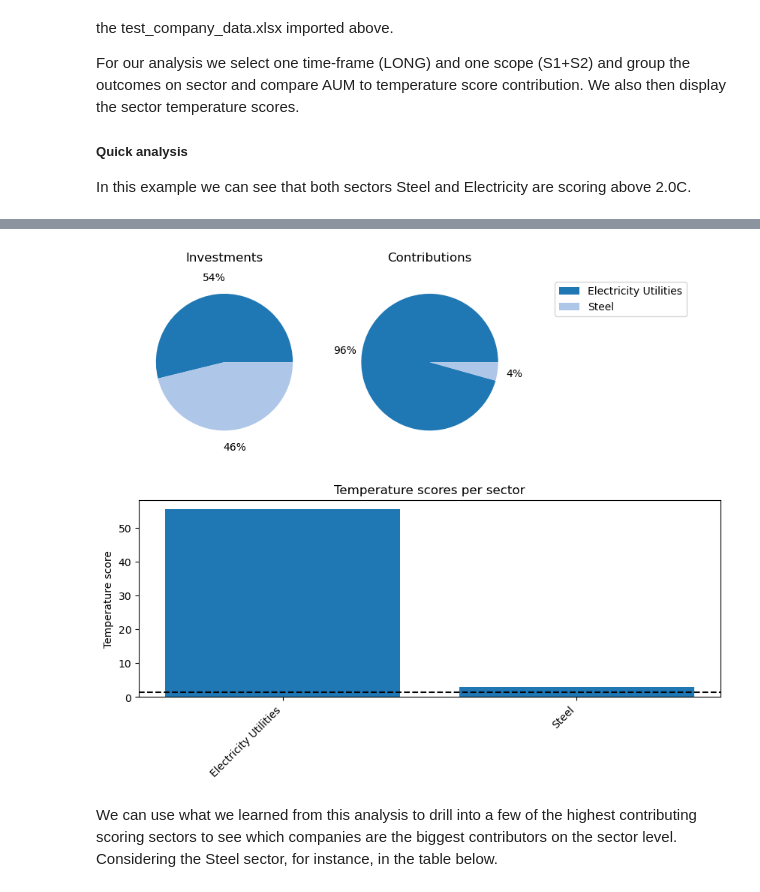
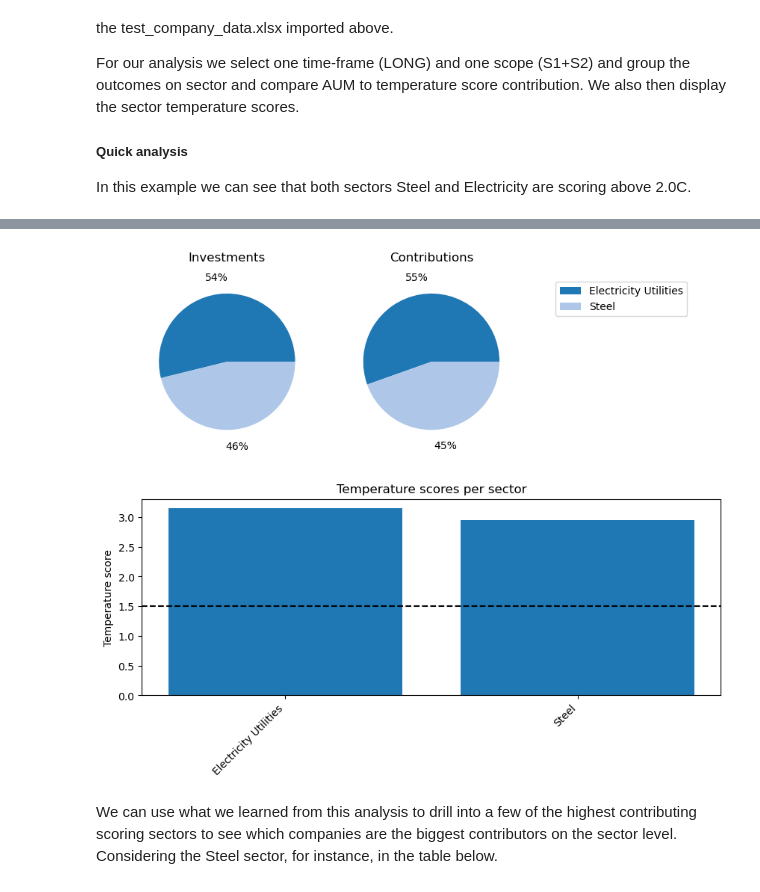
Before and after one commit to os-climate/ITR, a Jupyter notebook: examples/quick_temp_score_calculation.ipynb, the cells around one changed output, grey strips where cells are left out. Saved outputs shown, nothing was run; the diff lists cells and outputs as text; code cells hidden in the pictures.

```diff
--- a/examples/quick_temp_score_calculation.ipynb
+++ b/examples/quick_temp_score_calculation.ipynb
@@ -118,7 +118,7 @@ In our case the portfolio is stored as a CSV file. The portfolio should at least
 
 Please see the technical documentation on [Data Legends](https://ofbdabv.github.io/ITR/Legends.html#) for details on data requirements.
 # %%
-df_portfolio = pd.read_csv("data/example_portfolio.csv", encoding="iso-8859-1", sep=';')
+df_portfolio = requantify_df_from_columns (pd.read_csv("data/example_portfolio.csv", encoding="iso-8859-1", sep=';'))
 # %%
 df_portfolio.head(5)
 # %% [output]
@@ -256,7 +256,7 @@ company_contributions = collect_company_contributions(aggregated_portfolio, amen
 # %%
-plot_grouped_statistics(aggregated_portfolio, company_contributions, analysis_parameters)
+plot_grouped_statistics(aggregated_portfolio, company_contributions.pint.dequantify().droplevel(level=1, axis=1), analysis_parameters)
 # %% [output]
-[figure, old version]
+[figure, new version]
 # %% [markdown]
 We can use what we learned from this analysis to drill into a few of the highest contributing scoring sectors to see which
 companies are the biggest contributors on the sector level. Considering the Steel sector, for instance, in the
```
Also changed, not shown: parts of 12 cells of this notebook, 48 other files.
